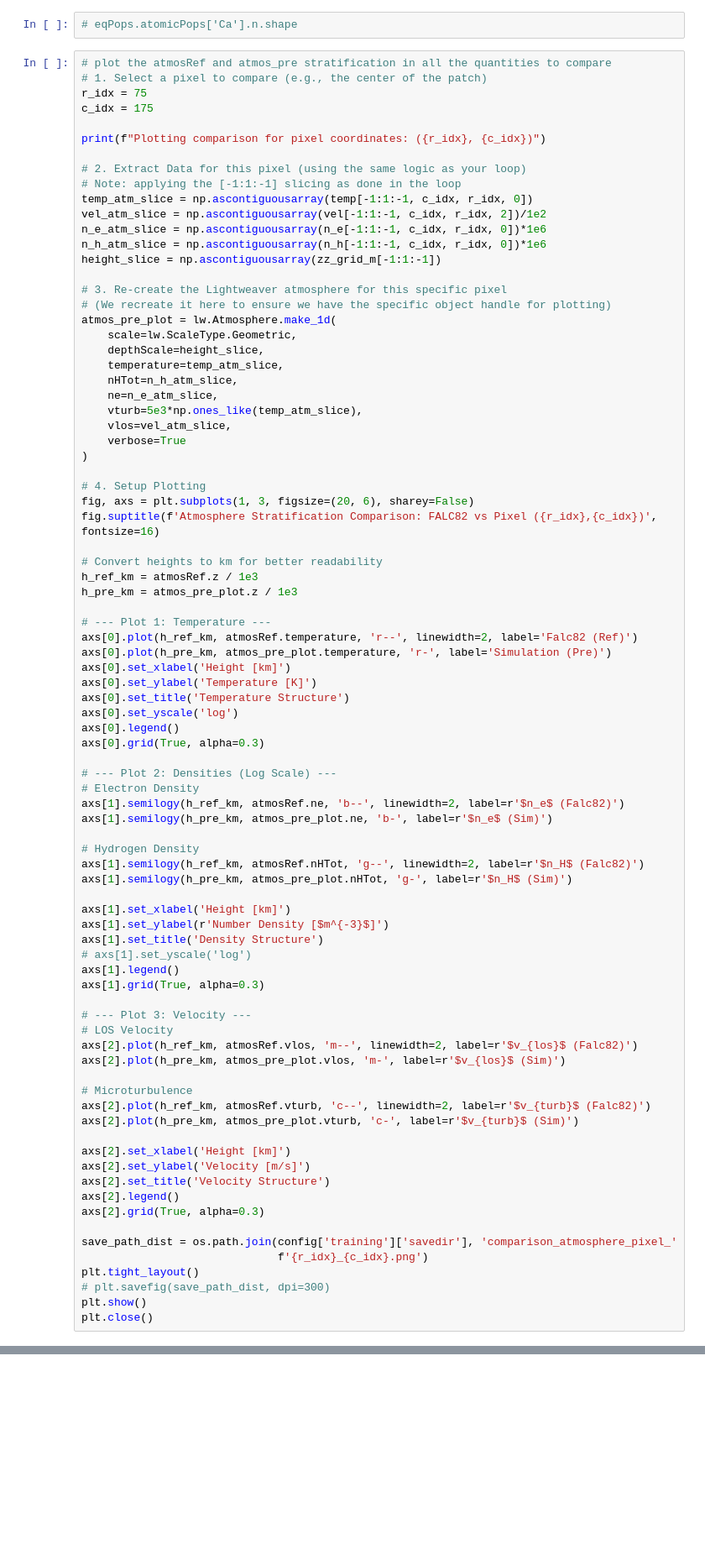
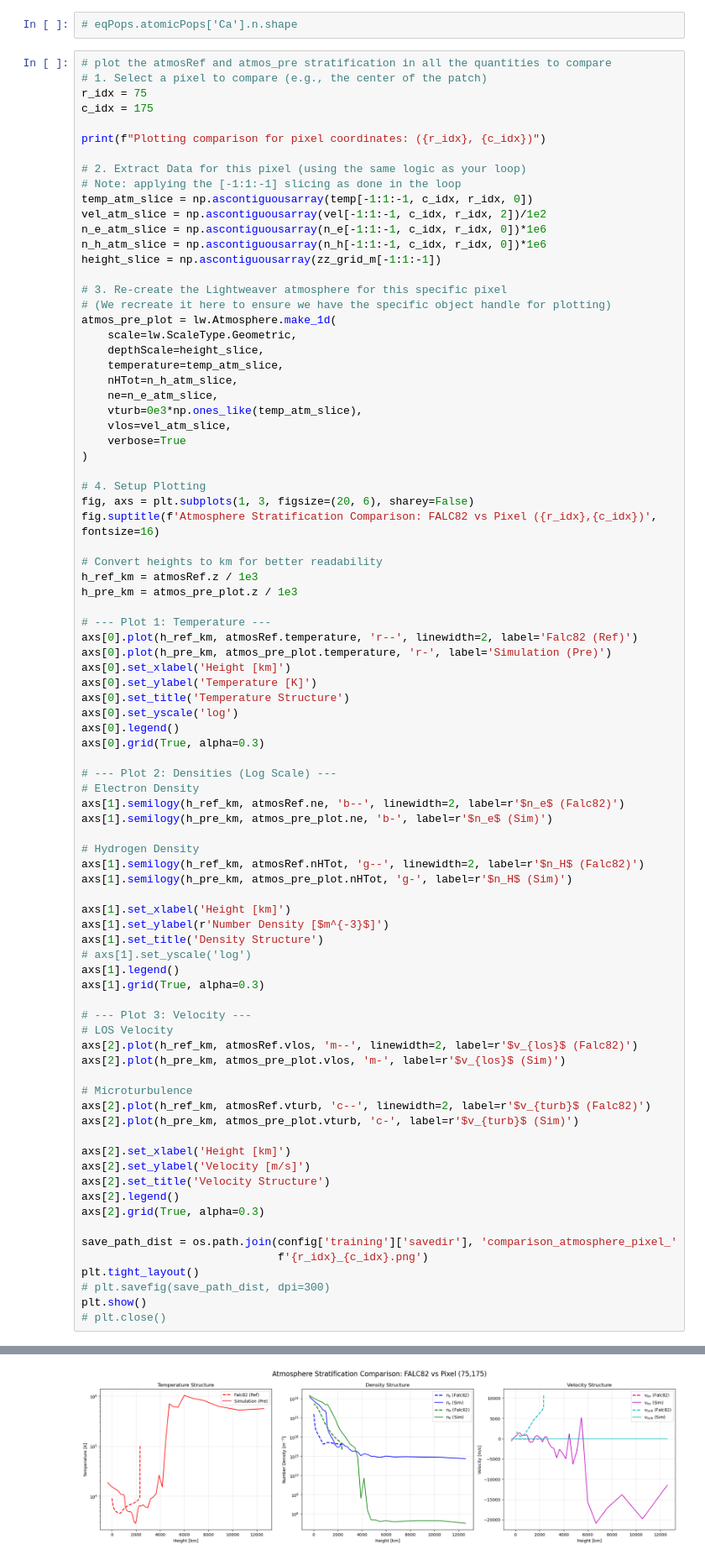
Before and after one commit to andreuva/graphnet_nlte, a Jupyter notebook: synthesis.ipynb, the cells around one changed output, grey strips where cells are left out. Shown at 84% size. Cells and saved outputs as stored; diff of their text form; blank space fills up the shorter version.

```diff
--- a/synthesis.ipynb
+++ b/synthesis.ipynb
@@ -310,7 +336,7 @@ atmos_pre_plot = lw.Atmosphere.make_1d(
     temperature=temp_atm_slice,
     nHTot=n_h_atm_slice,
     ne=n_e_atm_slice,
-    vturb=5e3*np.ones_like(temp_atm_slice),
+    vturb=0e3*np.ones_like(temp_atm_slice),
     vlos=vel_atm_slice,
     verbose=True
 )
@@ -369,4 +395,5 @@ save_path_dist = os.path.join(config['training']['savedir'], 'comparison_atmosph
 plt.tight_layout()
 # plt.savefig(save_path_dist, dpi=300)
 plt.show()
-plt.close()
+# plt.close()
+# %% [output]
@@ -373,3 +401,4 @@ plt.close()
+[figure, added]
 # %%
 import matplotlib.pyplot as plt
 from scipy.interpolate import interp1d
```
Also changed, not shown: parts of 15 cells of this notebook, 5 other files.
